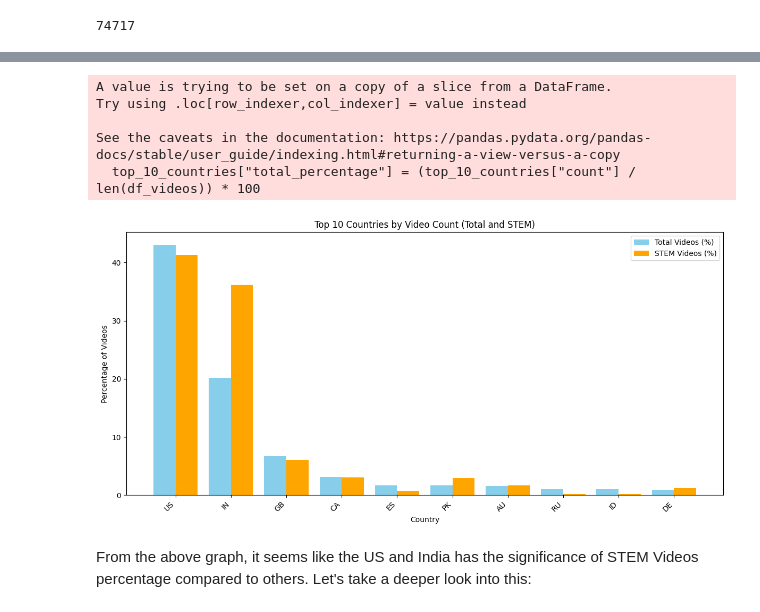
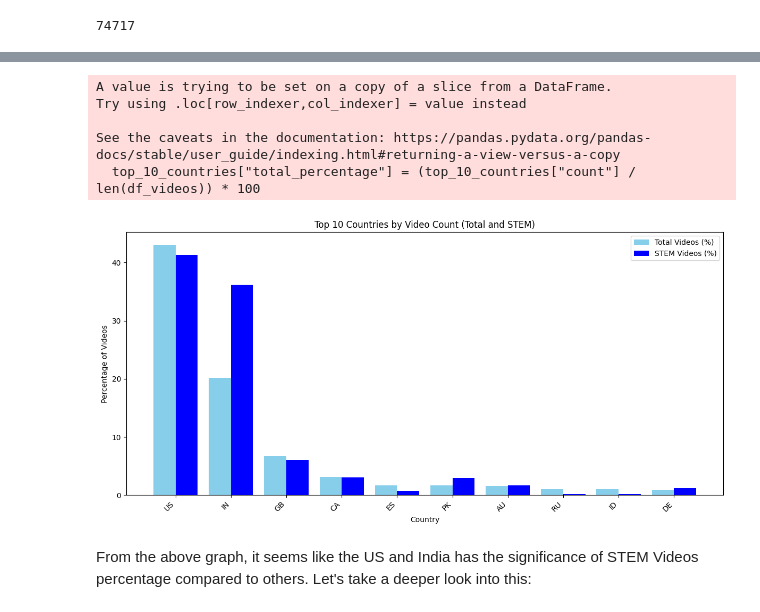
Before and after one commit to epfl-ada/ada-2024-project-adacadabra2048, a Jupyter notebook: result_tmp.ipynb, the cells around one changed output, grey strips where cells are left out. Drawn from its saved outputs; the diff is of its cells as text; code cells hidden in the pictures.

```diff
--- a/result_tmp.ipynb
+++ b/result_tmp.ipynb
@@ -162,35 +162,35 @@ stem_country_counts = df_stem_videos.groupby("country").size().reset_index(name=
 
 # Merge dataframe
 top_10_countries = pd.merge(top_10_countries, stem_country_counts, on="country", how="left", suffixes=("_total","_stem"))
 top_10_countries["stem_percentage"] = (top_10_countries["count_stem"] / len(df_stem_videos)) * 100
 top_10_countries.fillna(0, inplace=True)
 
 # Plotting
 plt.figure(figsize=(12, 6))
 
 bar_width = 0.4
 
 # Total Video Percentage
 plt.bar(np.arange(len(top_10_countries)), top_10_countries["total_percentage"], width=bar_width, label="Total Videos (%)", color='skyblue')
 
 # STEM Video Percentage
-plt.bar(np.arange(len(top_10_countries)) + bar_width, top_10_countries["stem_percentage"], width=bar_width, label="STEM Videos (%)", color='orange')
+plt.bar(np.arange(len(top_10_countries)) + bar_width, top_10_countries["stem_percentage"], width=bar_width, label="STEM Videos (%)", color='blue')
 
 
 plt.xlabel("Country")
 plt.ylabel("Percentage of Videos")
 plt.title("Top 10 Countries by Video Count (Total and STEM)")
 plt.xticks(np.arange(len(top_10_countries)) + bar_width / 2, top_10_countries["country"], rotation=45, ha="right")
 plt.legend()
 plt.tight_layout()
 plt.show()
 # %% [output]
 A value is trying to be set on a copy of a slice from a DataFrame.
 Try using .loc[row_indexer,col_indexer] = value instead
 
 See the caveats in the documentation: https://pandas.pydata.org/pandas-docs/stable/user_guide/indexing.html#returning-a-view-versus-a-copy
   top_10_countries["total_percentage"] = (top_10_countries["count"] / len(df_videos)) * 100
-[figure, old version]
+[figure, new version]
 # %% [markdown]
 From the above graph, it seems like the US and India has the significance of STEM Videos percentage compared to others. Let's take a deeper look into this:
 # %%
```
Also changed, not shown: parts of 1 cell of this notebook.
